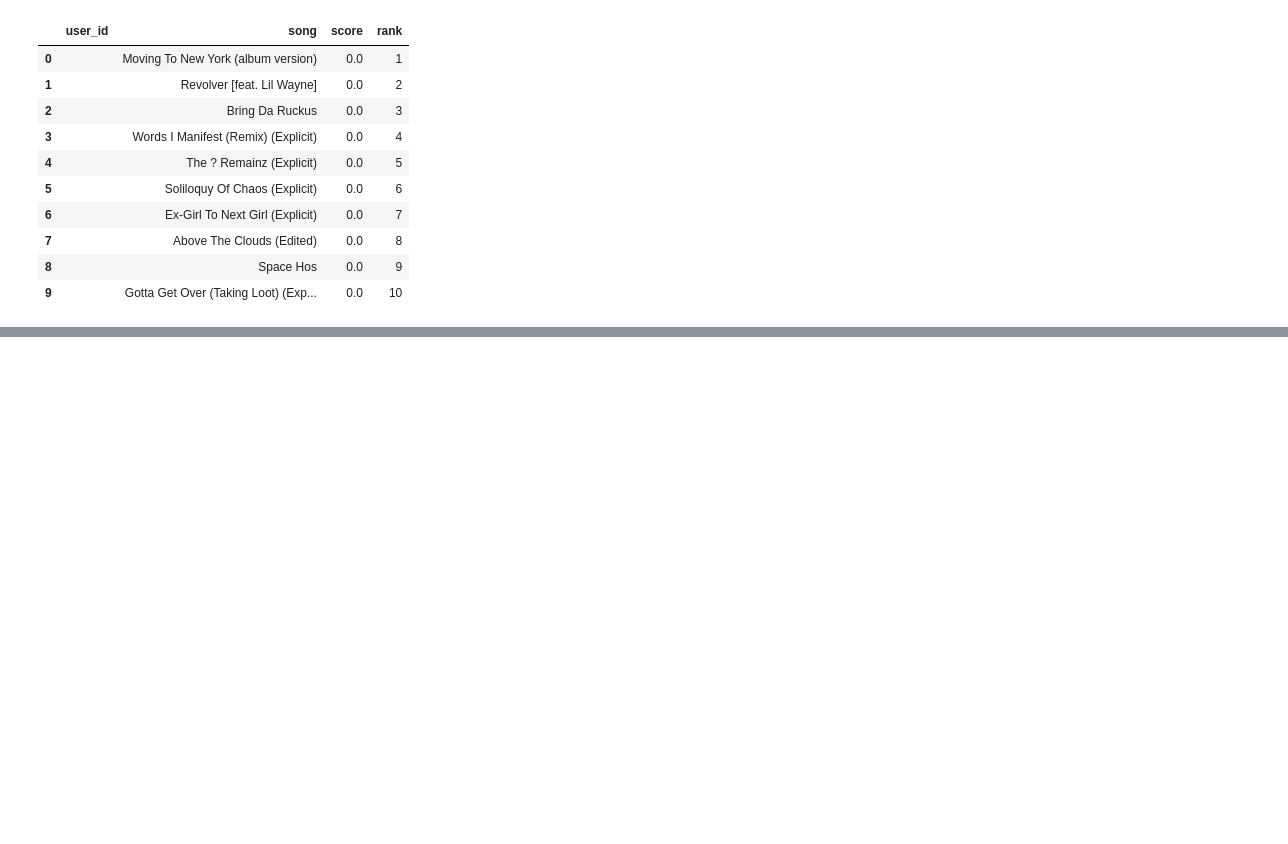
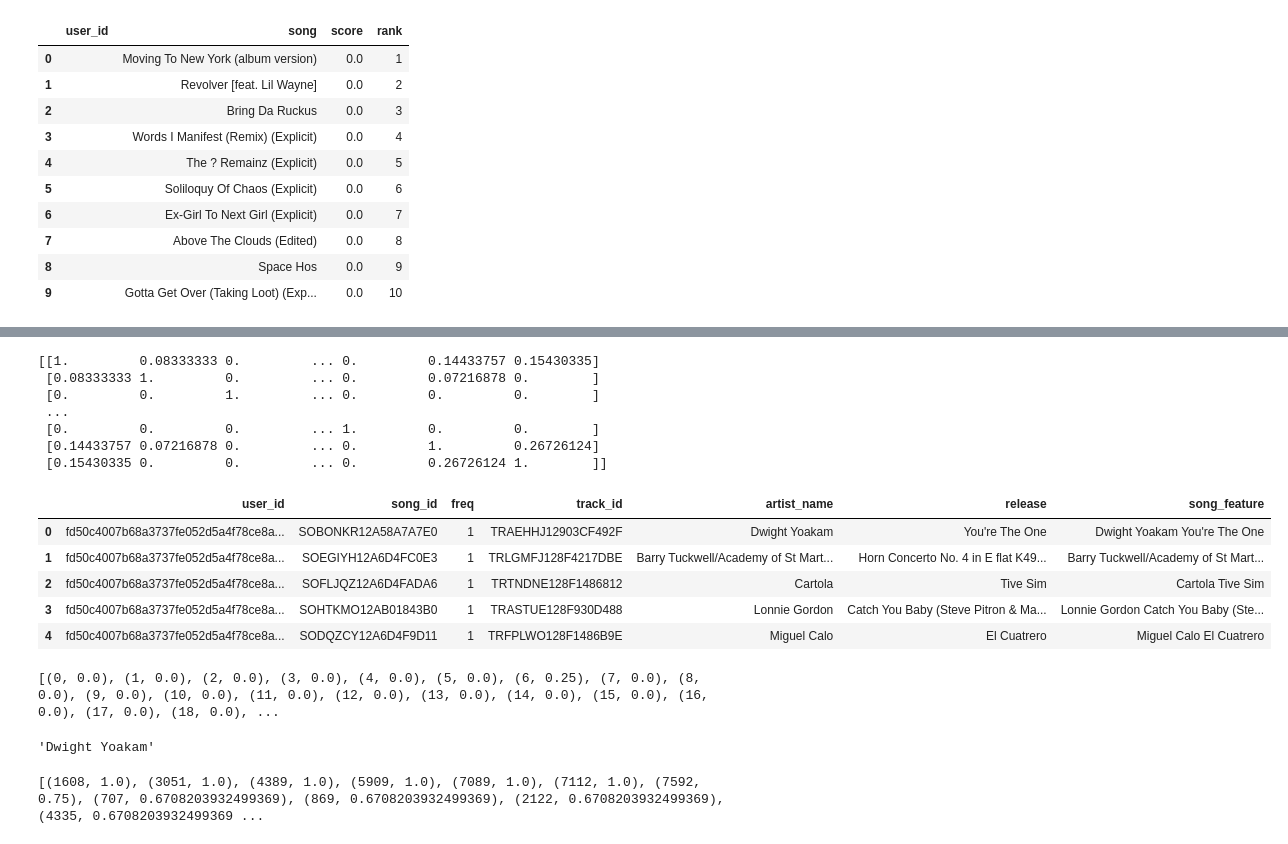
Before and after one commit to charithcherry/Innomatics_Internship_APR_21, a Jupyter notebook: Recommender System/Music_Rec_Sys.ipynb, the cells around one changed output, grey strips where cells are left out. Saved outputs shown, nothing was run; the diff lists cells and outputs as text; code cells hidden in the pictures; blank space fills up the shorter version.

```diff
--- a/Recommender System/Music_Rec_Sys.ipynb
+++ b/Recommender System/Music_Rec_Sys.ipynb
@@ -711,0 +790,18 @@ Non zero values in cooccurence_matrix :0
+# %%
+cosine_sim=cosine_similarity(count_matrix)
+print((cosine_sim))
+df.head()
+# %% [output]
+[[1.         0.08333333 0.         ... 0.         0.14433757 0.15430335]
+ [0.08333333 1.         0.         ... 0.         0.07216878 0.        ]
+ [0.         0.         1.         ... 0.         0.         0.        ]
+ ...
+ [0.         0.         0.         ... 1.         0.         0.        ]
+ [0.14433757 0.07216878 0.         ... 0.         1.         0.26726124]
+ [0.15430335 0.         0.         ... 0.         0.26726124 1.        ]]
+|  | user_id | song_id | freq | track_id | artist_name | release | song_feature |
+| 0 | fd50c4007b68a3737fe052d5a4f78ce8a... | SOBONKR12A58A7A7E0 | 1 | TRAEHHJ12903CF492F | Dwight Yoakam | You're The One | Dwight Yoakam You're The One |
+| 1 | fd50c4007b68a3737fe052d5a4f78ce8a... | SOEGIYH12A6D4FC0E3 | 1 | TRLGMFJ128F4217DBE | Barry Tuckwell/Academy of St Mart... | Horn Concerto No. 4 in E flat K49... | Barry Tuckwell/Academy of St Mart... |
+| 2 | fd50c4007b68a3737fe052d5a4f78ce8a... | SOFLJQZ12A6D4FADA6 | 1 | TRTNDNE128F1486812 | Cartola | Tive Sim | Cartola Tive Sim |
+| 3 | fd50c4007b68a3737fe052d5a4f78ce8a... | SOHTKMO12AB01843B0 | 1 | TRASTUE128F930D488 | Lonnie Gordon | Catch You Baby (Steve Pitron & Ma... | Lonnie Gordon Catch You Baby (Ste... |
+| 4 | fd50c4007b68a3737fe052d5a4f78ce8a... | SODQZCY12A6D4F9D11 | 1 | TRFPLWO128F1486B9E | Miguel Calo | El Cuatrero | Miguel Calo El Cuatrero |
@@ -711,0 +813,20 @@ Non zero values in cooccurence_matrix :0
+# %%
+song_user_likes="Love Me"
+song_index=get_index_from_title(song_user_likes)
+#print(list(enumerate(cosine_sim[movie_index])))# here enumerate functions give the tupple of the form (index, value)
+similar_songs=list(enumerate(cosine_sim[song_index]))
+print(similar_songs)
+# %% [output]
+[(0, 0.0), (1, 0.0), (2, 0.0), (3, 0.0), (4, 0.0), (5, 0.0), (6, 0.25), (7, 0.0), (8, 0.0), (9, 0.0), (10, 0.0), (11, 0.0), (12, 0.0), (13, 0.0), (14, 0.0), (15, 0.0), (16, 0.0), (17, 0.0), (18, 0.0), ...
+# %%
+df.iloc[0]['artist_name']
+# %% [output]
+'Dwight Yoakam'
+# %%
+
+sorted_similar_songs=sorted(similar_songs,key= lambda x:x[1],reverse=True)[1:]# here the 1st element will be the same movie
+# bcoz its correlated 100% so 1st element is left out whil sorting and the also while assigning to similar movies the seen
+# movie must be dropped so [1:]is placed at the last. reverse implies descedning order. here key is a function
+print(sorted_similar_songs)
+# %% [output]
+[(1608, 1.0), (3051, 1.0), (4389, 1.0), (5909, 1.0), (7089, 1.0), (7112, 1.0), (7592, 0.75), (707, 0.6708203932499369), (869, 0.6708203932499369), (2122, 0.6708203932499369), (4335, 0.6708203932499369 ...
```
Also changed, not shown: parts of 15 cells of this notebook.
